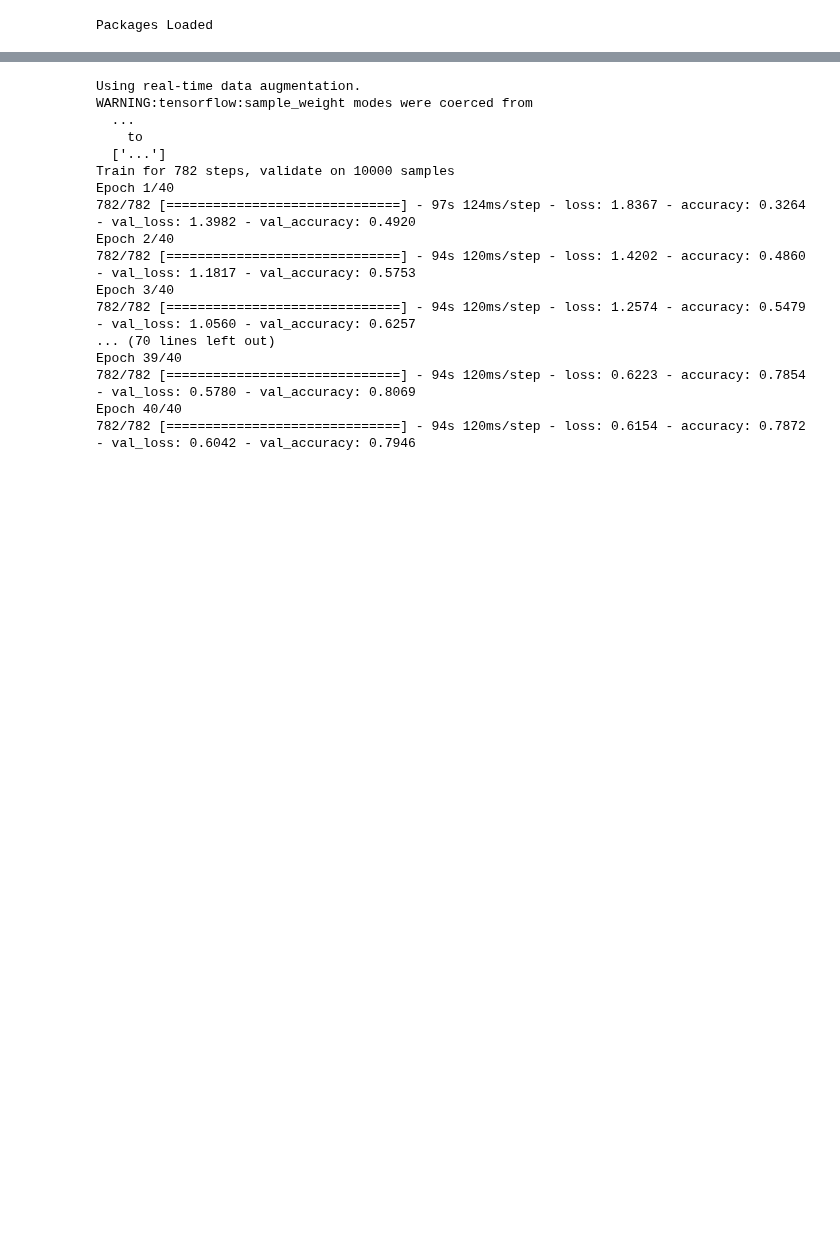
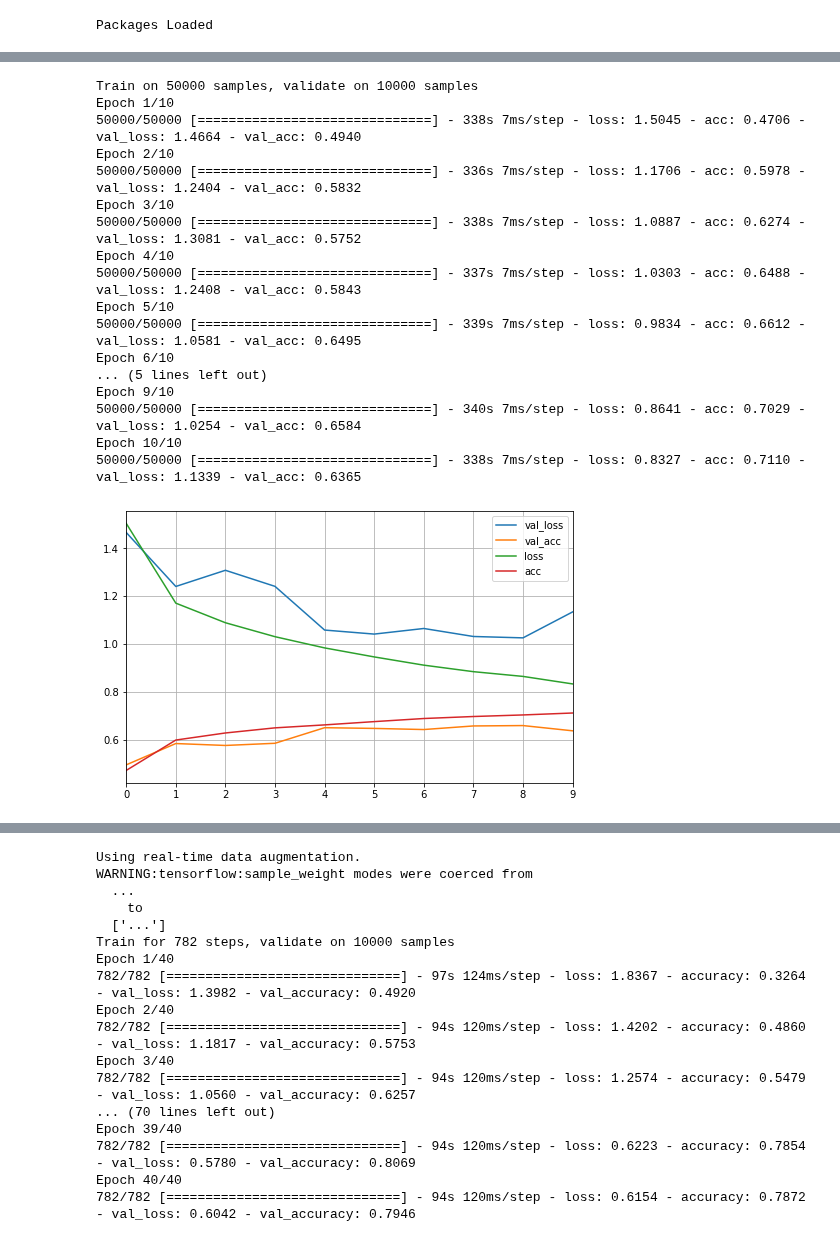
Before and after one commit to telenovelachuan/data_science, a Jupyter notebook: EECS_738_machine_learning/lab5/Lab5.ipynb, the cells around one changed output, grey strips where cells are left out. Saved outputs shown, nothing was run; the diff lists cells and outputs as text; code cells hidden in the pictures; blank space fills up the shorter version.

```diff
--- a/EECS_738_machine_learning/lab5/Lab5.ipynb
+++ b/EECS_738_machine_learning/lab5/Lab5.ipynb
@@ -152,0 +212,41 @@ Epoch 1/10
+# %%
+%%time
+# Change the Convolutional layers to 64 filters for CIFAR-10.
+inputs = Input(shape=x_train.shape[1:])
+output = Conv2D(64, (3, 3), padding='same', input_shape=x_train.shape[1:])(inputs)
+output = Conv2D(64, (3, 3))(output)
+output = MaxPooling2D(pool_size=(2, 2))(output)
+output = Conv2D(64, (3, 3), padding='same')(output)
+output = Conv2D(64, (3, 3))(output)
+output = MaxPooling2D(pool_size=(2, 2))(output)
+output = Flatten()(output)
+output = Dense(512)(output)
+output = Dropout(0.5)(output)
+
+predictions = Dense(10, activation='softmax')(output)
+model = Model(inputs=inputs, outputs=predictions)
+model.compile(optimizer=SGD(lr=0.01, decay=1e-6, momentum=0.9, nesterov=True),
+              loss='categorical_crossentropy', metrics=['accuracy'])
+history = model.fit(x_train, y_train, epochs=10, batch_size=64, validation_data=(x_test, y_test))
+pd.DataFrame(history.history).plot(figsize=(8, 5))
+plt.grid(True)
+plt.show()
+# %% [output]
+Train on 50000 samples, validate on 10000 samples
+Epoch 1/10
+50000/50000 [==============================] - 338s 7ms/step - loss: 1.5045 - acc: 0.4706 - val_loss: 1.4664 - val_acc: 0.4940
+Epoch 2/10
+50000/50000 [==============================] - 336s 7ms/step - loss: 1.1706 - acc: 0.5978 - val_loss: 1.2404 - val_acc: 0.5832
+Epoch 3/10
+50000/50000 [==============================] - 338s 7ms/step - loss: 1.0887 - acc: 0.6274 - val_loss: 1.3081 - val_acc: 0.5752
+Epoch 4/10
+50000/50000 [==============================] - 337s 7ms/step - loss: 1.0303 - acc: 0.6488 - val_loss: 1.2408 - val_acc: 0.5843
+Epoch 5/10
+50000/50000 [==============================] - 339s 7ms/step - loss: 0.9834 - acc: 0.6612 - val_loss: 1.0581 - val_acc: 0.6495
+Epoch 6/10
+... (5 lines left out)
+Epoch 9/10
+50000/50000 [==============================] - 340s 7ms/step - loss: 0.8641 - acc: 0.7029 - val_loss: 1.0254 - val_acc: 0.6584
+Epoch 10/10
+50000/50000 [==============================] - 338s 7ms/step - loss: 0.8327 - acc: 0.7110 - val_loss: 1.1339 - val_acc: 0.6365
+[figure, added]
```
Also changed, not shown: parts of 10 cells of this notebook.
